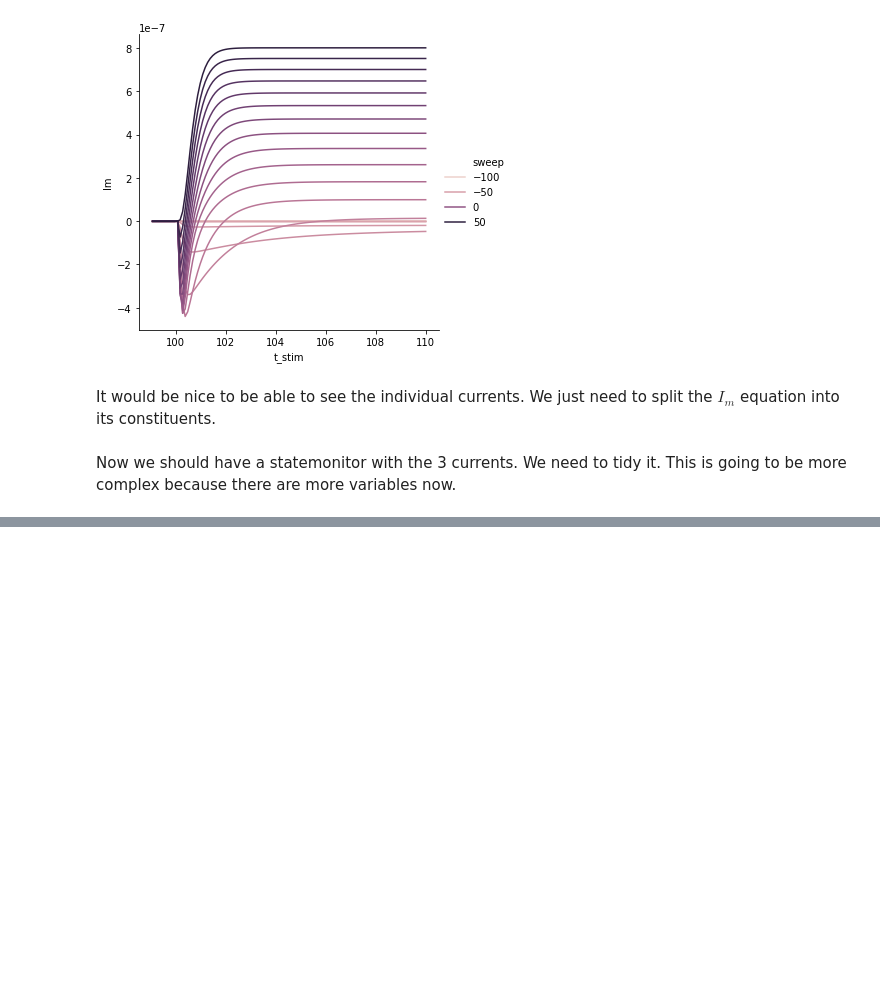
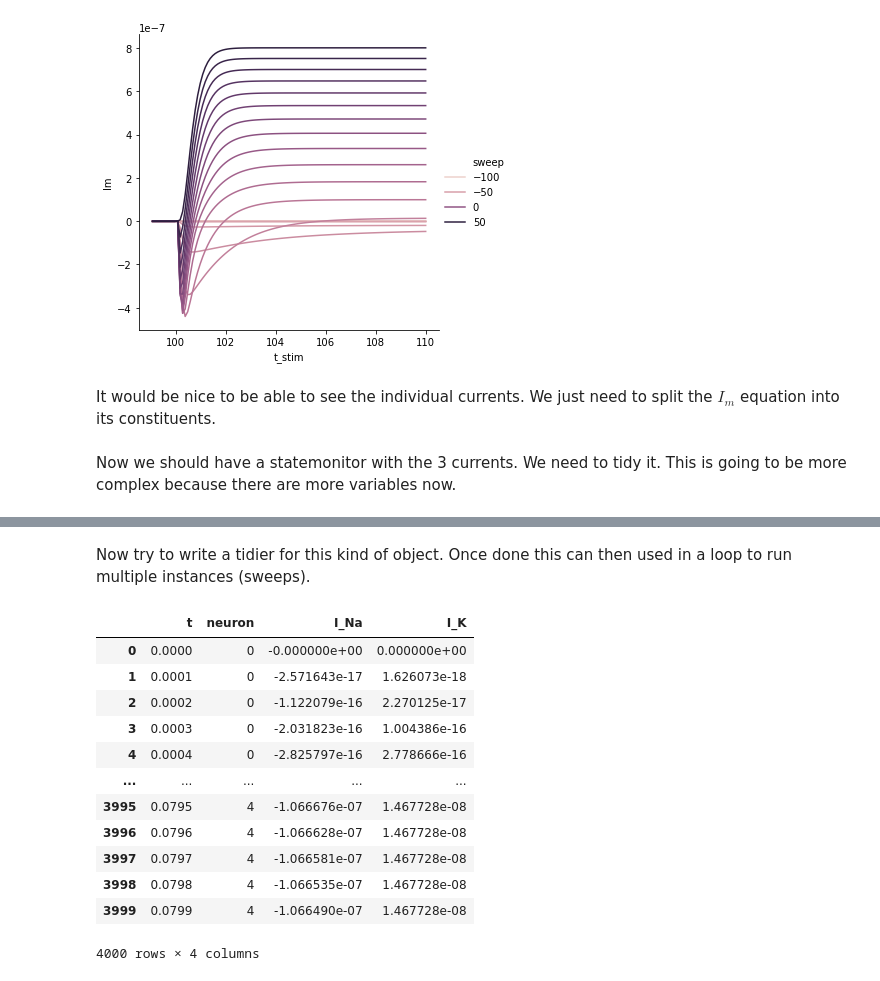
Before and after one commit to linusconrad/neurodynamics-learning, a Jupyter notebook: HHsandbox.ipynb, the cells around one changed output, grey strips where cells are left out. Cells and saved outputs as stored; diff of their text form; code cells hidden in the pictures; blank space fills up the shorter version.

```diff
--- a/HHsandbox.ipynb
+++ b/HHsandbox.ipynb
@@ -642,0 +708,46 @@ SyntaxError: unexpected EOF while parsing (<ipython-input-101-b540611c2bec>, lin
+# %% [markdown]
+Now try to write a tidier for this kind of object.
+Once done this can then used in a loop to run multiple instances (sweeps).
+# %%
+# I have no better idea then to run the ts tidier multiple times to do this
+# Number of neurons
+n_neuron = statemon.I_Na.shape[0]
+# wide format with Neuron as column
+INavariable = pd.DataFrame(statemon.I_Na).transpose()
+# add time variable then melt by neuron
+INavariable['t'] = pd.Series(np.array(statemon.t))
+INavariable = pd.melt(INavariable,
+                   value_vars = list(range(0, n_neuron)),
+                   id_vars = ['t'],
+                   var_name = "neuron",
+                   value_name = 'I_Na')
+
+# Melt the other currents into one column and add to the main data frame
+# This produces the 1 column dataframes
+Ilvariable = pd.DataFrame(statemon.I_l).transpose()
+Ilvariable = pd.melt(Ilvariable,
+        value_vars = list(range(0, n_neuron)),
+        var_name = "neuron",
+        value_name = 'I_l')
+
+IKvariable = pd.DataFrame(statemon.I_K).transpose()
+IKvariable = pd.melt(IKvariable,
+        value_vars = list(range(0, n_neuron)),
+        var_name = "neuron",
+        value_name = 'I_K')
+
+INavariable.assign(I_K = IKvariable['I_K'])
+# %% [output]
+|  | t | neuron | I_Na | I_K |
+| 0 | 0.0000 | 0 | -0.000000e+00 | 0.000000e+00 |
+| 1 | 0.0001 | 0 | -2.571643e-17 | 1.626073e-18 |
+| 2 | 0.0002 | 0 | -1.122079e-16 | 2.270125e-17 |
+| 3 | 0.0003 | 0 | -2.031823e-16 | 1.004386e-16 |
+| 4 | 0.0004 | 0 | -2.825797e-16 | 2.778666e-16 |
+| ... | ... | ... | ... | ... |
+| 3995 | 0.0795 | 4 | -1.066676e-07 | 1.467728e-08 |
+| 3996 | 0.0796 | 4 | -1.066628e-07 | 1.467728e-08 |
+| 3997 | 0.0797 | 4 | -1.066581e-07 | 1.467728e-08 |
+| 3998 | 0.0798 | 4 | -1.066535e-07 | 1.467728e-08 |
+| 3999 | 0.0799 | 4 | -1.066490e-07 | 1.467728e-08 |
+4000 rows × 4 columns
```
Also changed, not shown: parts of 13 cells of this notebook, 1 other file.
